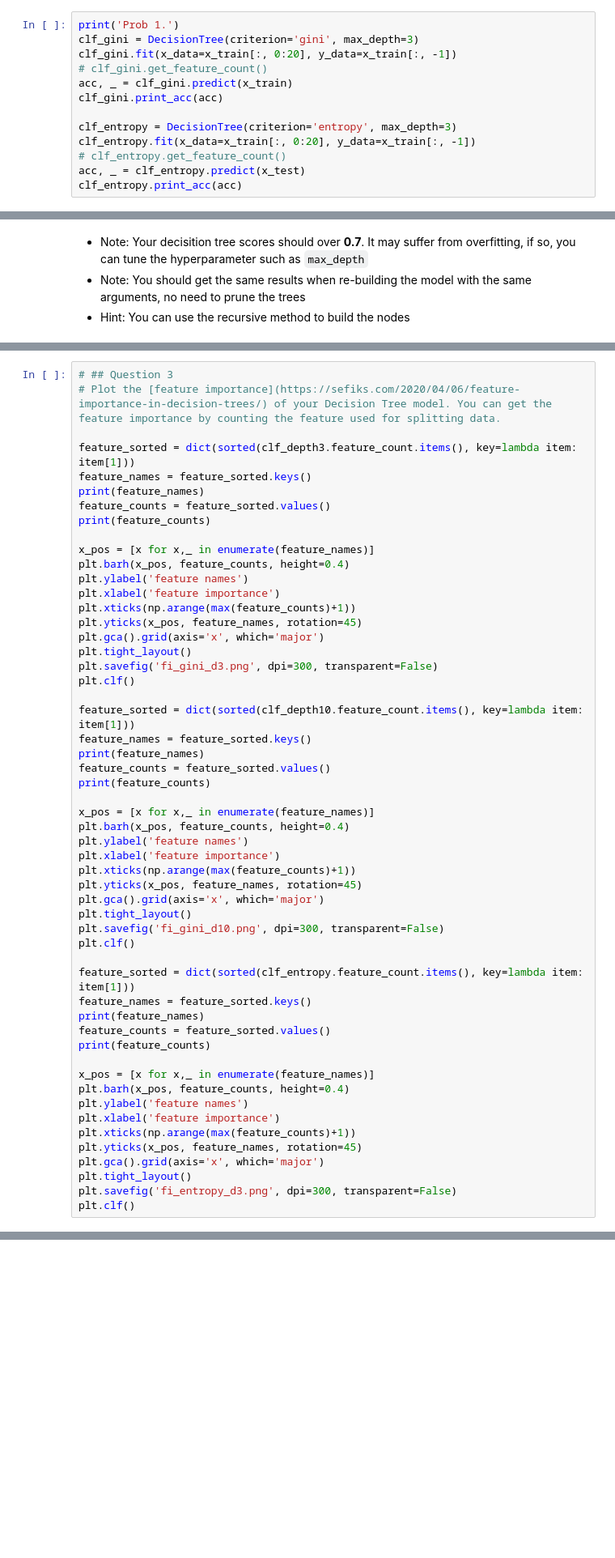
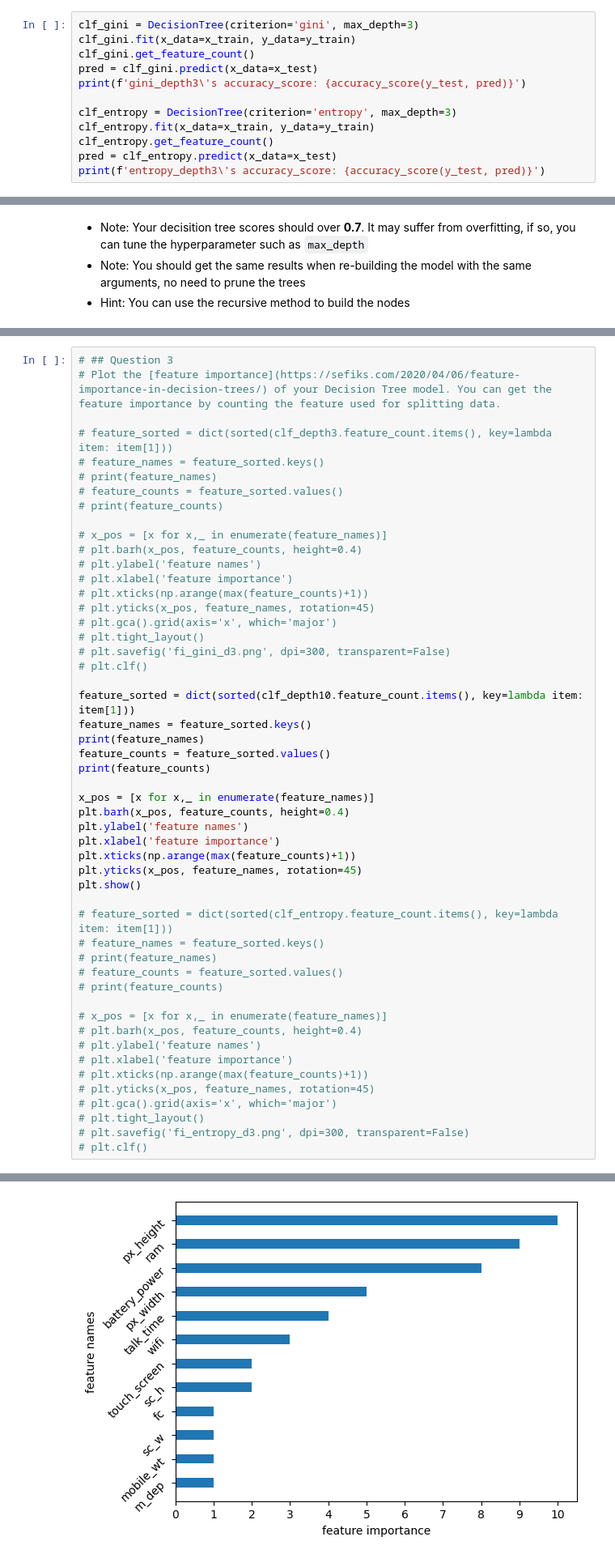
Before and after one commit to krz-max/Introduction-to-Machine-Learning, a Jupyter notebook: HW3/HW3.ipynb, the cells around one changed output, grey strips where cells are left out. Shown at 81% size. Saved outputs shown, nothing was run; the diff lists cells and outputs as text; blank space fills up the shorter version.

```diff
--- a/HW3/HW3.ipynb
+++ b/HW3/HW3.ipynb
@@ -340,16 +303,15 @@ acc       = 0.94
 ### Question 2.2
 Using `max_depth=3`, showing the accuracy score of validation data by `criterion=gini` and `criterion=entropy`, respectively.
 # %%
-print('Prob 1.')
 clf_gini = DecisionTree(criterion='gini', max_depth=3)
-clf_gini.fit(x_data=x_train[:, 0:20], y_data=x_train[:, -1])
-# clf_gini.get_feature_count()
-acc, _ = clf_gini.predict(x_train)
-clf_gini.print_acc(acc)
+clf_gini.fit(x_data=x_train, y_data=y_train)
+clf_gini.get_feature_count()
+pred = clf_gini.predict(x_data=x_test)
+print(f'gini_depth3\'s accuracy_score: {accuracy_score(y_test, pred)}')
 
 clf_entropy = DecisionTree(criterion='entropy', max_depth=3)
-clf_entropy.fit(x_data=x_train[:, 0:20], y_data=x_train[:, -1])
-# clf_entropy.get_feature_count()
-acc, _ = clf_entropy.predict(x_test)
-clf_entropy.print_acc(acc)
+clf_entropy.fit(x_data=x_train, y_data=y_train)
+clf_entropy.get_feature_count()
+pred = clf_entropy.predict(x_data=x_test)
+print(f'entropy_depth3\'s accuracy_score: {accuracy_score(y_test, pred)}')
 # %% [output]
@@ -377,22 +334,22 @@ Plot the [feature importance](https://sefiks.com/2020/04/06/feature-importance-i
 # ## Question 3
 # Plot the [feature importance](https://sefiks.com/2020/04/06/feature-importance-in-decision-trees/) of your Decision Tree model. You can get the feature importance by counting the feature used for splitting data.
 
-feature_sorted = dict(sorted(clf_depth3.feature_count.items(), key=lambda item: item[1]))
-feature_names = feature_sorted.keys()
-print(feature_names)
-feature_counts = feature_sorted.values()
-print(feature_counts)
+# feature_sorted = dict(sorted(clf_depth3.feature_count.items(), key=lambda item: item[1]))
+# feature_names = feature_sorted.keys()
+# print(feature_names)
+# feature_counts = feature_sorted.values()
+# print(feature_counts)
 
-x_pos = [x for x,_ in enumerate(feature_names)]
-plt.barh(x_pos, feature_counts, height=0.4)
-plt.ylabel('feature names')
-plt.xlabel('feature importance')
-plt.xticks(np.arange(max(feature_counts)+1))
-plt.yticks(x_pos, feature_names, rotation=45)
-plt.gca().grid(axis='x', which='major')
-plt.tight_layout()
-plt.savefig('fi_gini_d3.png', dpi=300, transparent=False)
-plt.clf()
+# x_pos = [x for x,_ in enumerate(feature_names)]
+# plt.barh(x_pos, feature_counts, height=0.4)
+# plt.ylabel('feature names')
+# plt.xlabel('feature importance')
+# plt.xticks(np.arange(max(feature_counts)+1))
+# plt.yticks(x_pos, feature_names, rotation=45)
+# plt.gca().grid(axis='x', which='major')
+# plt.tight_layout()
+# plt.savefig('fi_gini_d3.png', dpi=300, transparent=False)
+# plt.clf()
 
 feature_sorted = dict(sorted(clf_depth10.feature_count.items(), key=lambda item: item[1]))
 feature_names = feature_sorted.keys()
@@ -406,25 +363,22 @@ plt.ylabel('feature names')
 plt.xlabel('feature importance')
 plt.xticks(np.arange(max(feature_counts)+1))
 plt.yticks(x_pos, feature_names, rotation=45)
-plt.gca().grid(axis='x', which='major')
-plt.tight_layout()
-plt.savefig('fi_gini_d10.png', dpi=300, transparent=False)
-plt.clf()
+plt.show()
 
-feature_sorted = dict(sorted(clf_entropy.feature_count.items(), key=lambda item: item[1]))
-feature_names = feature_sorted.keys()
-print(feature_names)
-feature_counts = feature_sorted.values()
-print(feature_counts)
+# feature_sorted = dict(sorted(clf_entropy.feature_count.items(), key=lambda item: item[1]))
+# feature_names = feature_sorted.keys()
+# print(feature_names)
+# feature_counts = feature_sorted.values()
+# print(feature_counts)
 
-x_pos = [x for x,_ in enumerate(feature_names)]
-plt.barh(x_pos, feature_counts, height=0.4)
-plt.ylabel('feature names')
-plt.xlabel('feature importance')
-plt.xticks(np.arange(max(feature_counts)+1))
-plt.yticks(x_pos, feature_names, rotation=45)
-plt.gca().grid(axis='x', which='major')
-plt.tight_layout()
-plt.savefig('fi_entropy_d3.png', dpi=300, transparent=False)
-plt.clf()
+# x_pos = [x for x,_ in enumerate(feature_names)]
+# plt.barh(x_pos, feature_counts, height=0.4)
+# plt.ylabel('feature names')
+# plt.xlabel('feature importance')
+# plt.xticks(np.arange(max(feature_counts)+1))
+# plt.yticks(x_pos, feature_names, rotation=45)
+# plt.gca().grid(axis='x', which='major')
+# plt.tight_layout()
+# plt.savefig('fi_entropy_d3.png', dpi=300, transparent=False)
+# plt.clf()
 # %% [output]
@@ -438 +387,2 @@ dict_values([1, 3, 3])
+[figure, added]
 # %% [markdown]
```
Also changed, not shown: parts of 21 cells of this notebook, 2 other files.
